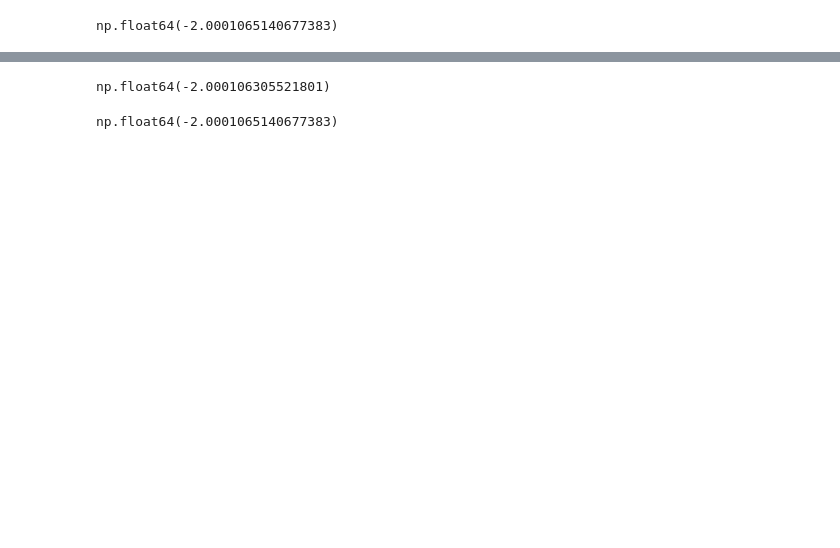
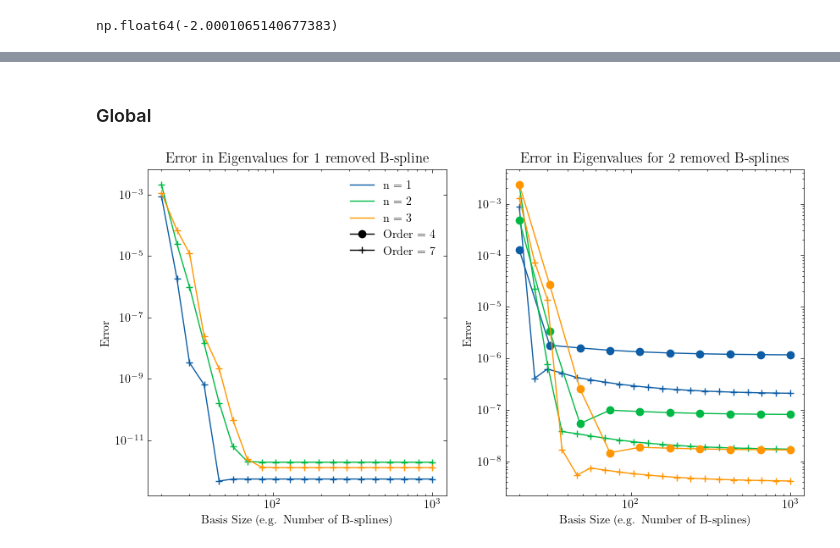
Before and after one commit to ma2this510/Dirac_Equation, a Jupyter notebook: notebook.ipynb, the cells around one changed output, grey strips where cells are left out. Cells and saved outputs as stored; diff of their text form; code cells hidden in the pictures; blank space fills up the shorter version.

```diff
--- a/notebook.ipynb
+++ b/notebook.ipynb
@@ -93,8 +147,28 @@ plt.show()
-# %%
-data.iloc[0, 0]
-# %% [output]
-np.float64(-2.000106305521801)
-# %%
-value_th(1)
-# %% [output]
-np.float64(-2.0001065140677383)
+# %% [markdown]
+### Global
+# %%
+fig, axs = plt.subplots(1, 2, figsize=(10, 5))
+for i in range(3):
+    axs[0].plot(n_list_1[order_list_1 == 7], error_1[order_list_1 == 7, i], label=f'n ={i+1}', marker='+', color='C'+str(i))
+    axs[1].plot(n_list_2[order_list_2 == 7], error_2[order_list_2 == 7, i], label=f'n ={i+1}', marker='+', color='C'+str(i))
+    axs[1].plot(n_list_2[order_list_2 == 4], error_2[order_list_2 == 4, i], label=f'n ={i+1}', marker='o', color='C'+str(i))
+
+axs[0].set_yscale('log')
+axs[0].set_xscale('log')
+axs[0].legend(handles=[leg_n1, leg_n2, leg_n3, leg_o4, leg_o7])
+axs[0].set_xlabel('Basis Size (e.g. Number of B-splines)')
+axs[0].set_ylabel('Error')
+axs[0].set_title('Error in Eigenvalues for 1 removed B-spline')
+
+axs[1].set_yscale('log')
+axs[1].set_xscale('log')
+axs[1].set_xlabel('Basis Size (e.g. Number of B-splines)')
+axs[1].set_ylabel('Error')
+axs[1].set_title('Error in Eigenvalues for 2 removed B-splines')
+
+plt.savefig('fig/error_comparison.png')
+plt.savefig('fig/error_comparison.pdf')
+plt.savefig('fig/error_comparison.svg')
+plt.show()
+# %% [output]
+[figure, added]
```
Also changed, not shown: parts of 9 cells of this notebook, 3 other files.
